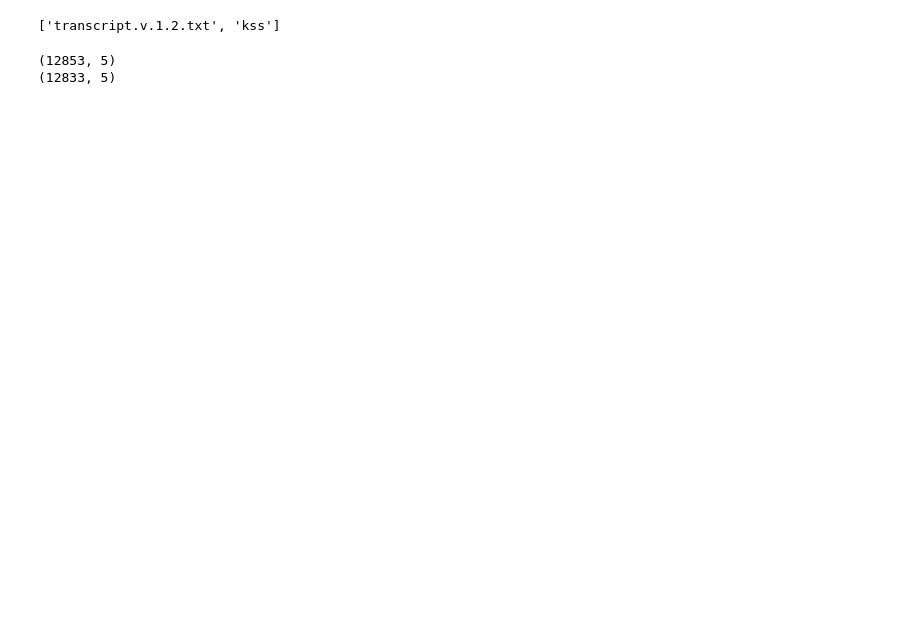
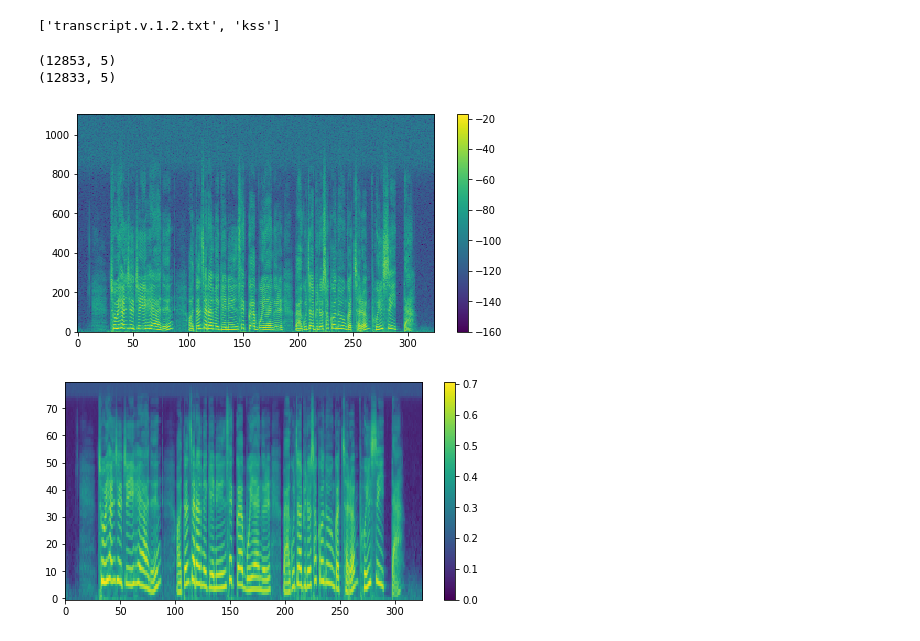
Before and after one commit to Joovvhan/korean-stt, a Jupyter notebook: song/how_to_google_drive_mount.ipynb, the cells around one changed output. Saved outputs shown, nothing was run; the diff lists cells and outputs as text; code cells hidden in the pictures; blank space fills up the shorter version.

```diff
--- a/song/how_to_google_drive_mount.ipynb
+++ b/song/how_to_google_drive_mount.ipynb
@@ -54,3 +74,62 @@ dataset_size = len(metadata)
 # %% [output]
 (12853, 5)
 (12833, 5)
+# %%
+wave_name_list = []
+
+for data in metadata:
+    wave_name_list.append(data[0])
+# %%
+n_mels = 80
+fs = 44100
+frame_length_ms=50
+frame_shift_ms=25
+nsc = int(fs * frame_length_ms / 1000)
+nov = nsc - int(fs * frame_shift_ms / 1000)
+nhop = int(fs * frame_shift_ms / 1000)
+eps = 1e-8
+db_ref = 160
+
+for i, wav_name in enumerate([wave_name_list[5031]]):
+    wav_path = os.path.join(data_folder, wav_name)
+
+#     npy_name = wav_name.replace('.wav', '.npy')
+
+    y, sr = librosa.core.load(wav_path, sr=fs)
+
+    f, t, Zxx = sp.signal.stft(y, fs=sr, nperseg=nsc, noverlap=nov)
+
+    Sxx = np.abs(Zxx)
+    Sxx = np.maximum(Sxx, eps)
+
+    # plt.figure(figsize=(20,20))
+    # plt.imshow(20*np.log10(Sxx), origin='lower')
+    # plt.colorbar()
+    # plt.show()
+
+    mel_filters = librosa.filters.mel(sr=fs, n_fft=nsc, n_mels=n_mels)
+
+    mel_specgram = np.matmul(mel_filters, Sxx)
+
+    log_specgram = 20*np.log10(Sxx)
+
+    norm_log_specgram = (log_specgram + db_ref) / db_ref
+
+    log_mel_specgram = 20 * np.log10(np.maximum(mel_specgram, eps))
+
+    norm_log_mel_specgram = (log_mel_specgram + db_ref) / db_ref
+
+    plt.figure(figsize=(8, 4))
+    plt.imshow(20 * np.log10(Sxx), origin='lower', aspect='auto')
+    plt.colorbar()
+    plt.show()
+
+    plt.figure(figsize=(8, 4))
+    plt.imshow(norm_log_mel_specgram, origin='lower', aspect='auto')
+    plt.colorbar()
+    plt.show()
+
+    break
+# %% [output]
+[figure, added]
+[figure, added]
```
Also changed, not shown: parts of 5 cells of this notebook.
